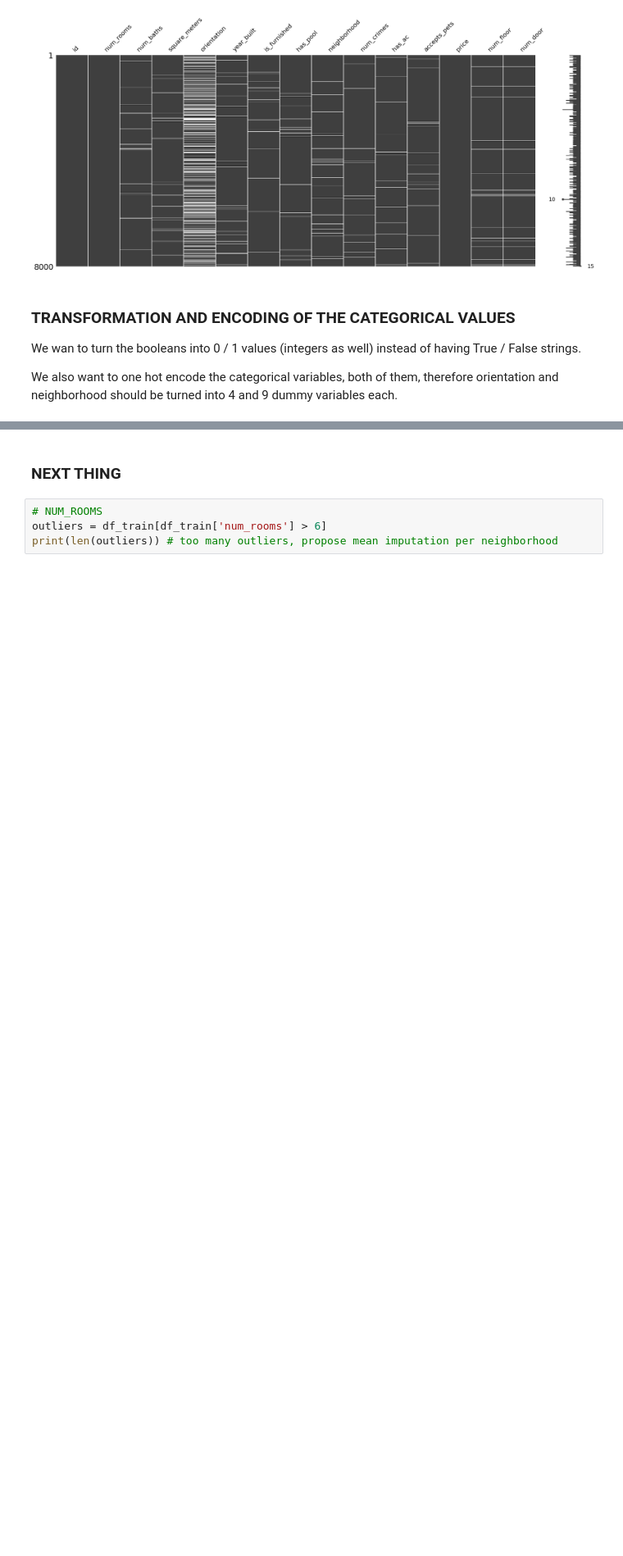
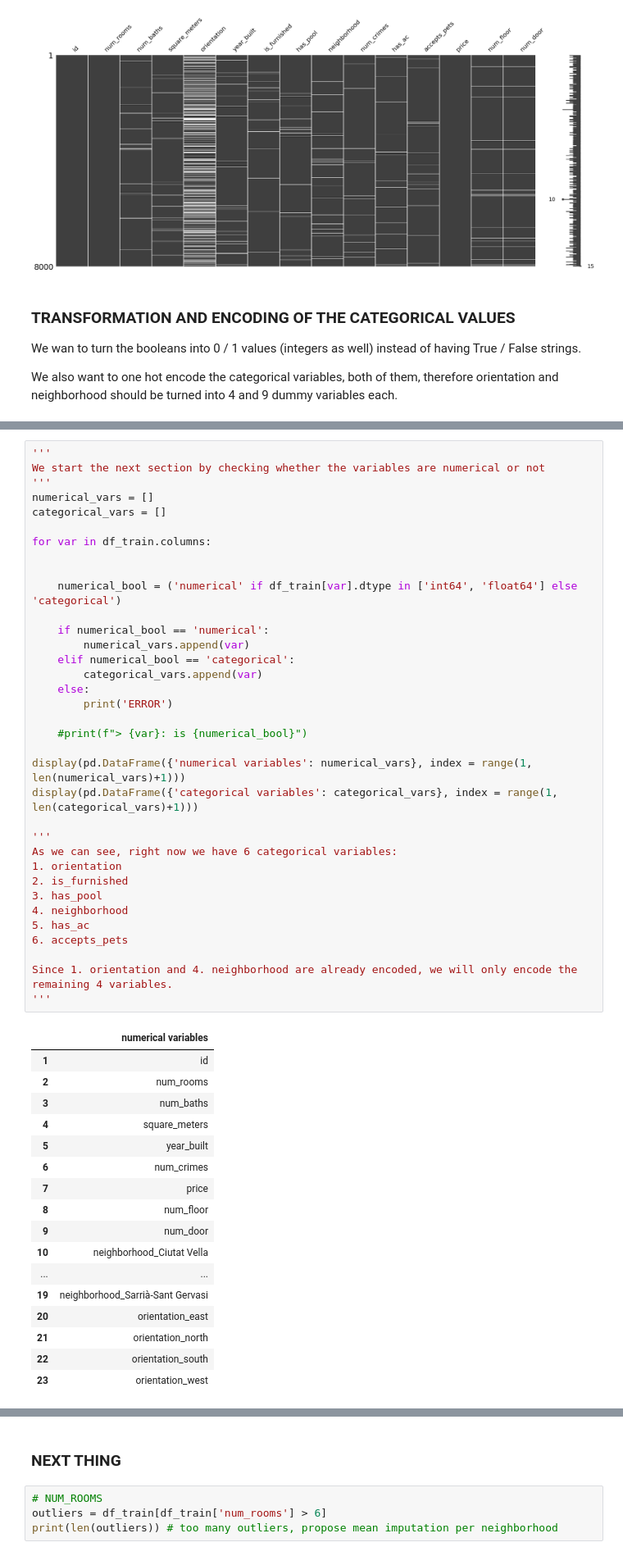
Before and after one commit to monbiote/Barcelona_Apartment_Price_Predictor, a Jupyter notebook: Sarria_nb.ipynb, the cells around one changed output, grey strips where cells are left out. Shown at 82% size. Drawn from its saved outputs; the diff is of its cells as text; blank space fills up the shorter version.

```diff
--- a/Sarria_nb.ipynb
+++ b/Sarria_nb.ipynb
@@ -319,3 +317,56 @@ display(df_train)
 | 7998 | 861 | 4.0 | 2.0 | 167.0 | west | 1977.0 | False | True | ... |
 | 7999 | 7271 | 2.0 | 1.0 | 95.0 | NaN | 2000.0 | False | True | ... |
 7835 rows × 29 columns
+# %%
+'''
+We start the next section by checking whether the variables are numerical or not
+'''
+numerical_vars = []
+categorical_vars = []
+
+for var in df_train.columns:
+
+
+    numerical_bool = ('numerical' if df_train[var].dtype in ['int64', 'float64'] else 'categorical')
+
+    if numerical_bool == 'numerical':
+        numerical_vars.append(var)
+    elif numerical_bool == 'categorical':
+        categorical_vars.append(var)
+    else:
+        print('ERROR')
+
+    #print(f"> {var}: is {numerical_bool}")
+
+display(pd.DataFrame({'numerical variables': numerical_vars}, index = range(1, len(numerical_vars)+1)))
+display(pd.DataFrame({'categorical variables': categorical_vars}, index = range(1, len(categorical_vars)+1)))
+
+'''
+As we can see, right now we have 6 categorical variables:
+1. orientation
+2. is_furnished
+3. has_pool
+4. neighborhood
+5. has_ac
+6. accepts_pets
+
+Since 1. orientation and 4. neighborhood are already encoded, we will only encode the remaining 4 variables.
+'''
+# %% [output]
+|  | numerical variables |
+| 1 | id |
+| 2 | num_rooms |
+| 3 | num_baths |
+| 4 | square_meters |
+| 5 | year_built |
+| 6 | num_crimes |
+| 7 | price |
+| 8 | num_floor |
+| 9 | num_door |
+| 10 | neighborhood_Ciutat Vella |
+| ... | ... |
+| 19 | neighborhood_Sarrià-Sant Gervasi |
+| 20 | orientation_east |
+| 21 | orientation_north |
+| 22 | orientation_south |
+| 23 | orientation_west |
```
Also changed, not shown: parts of 3 cells of this notebook.
